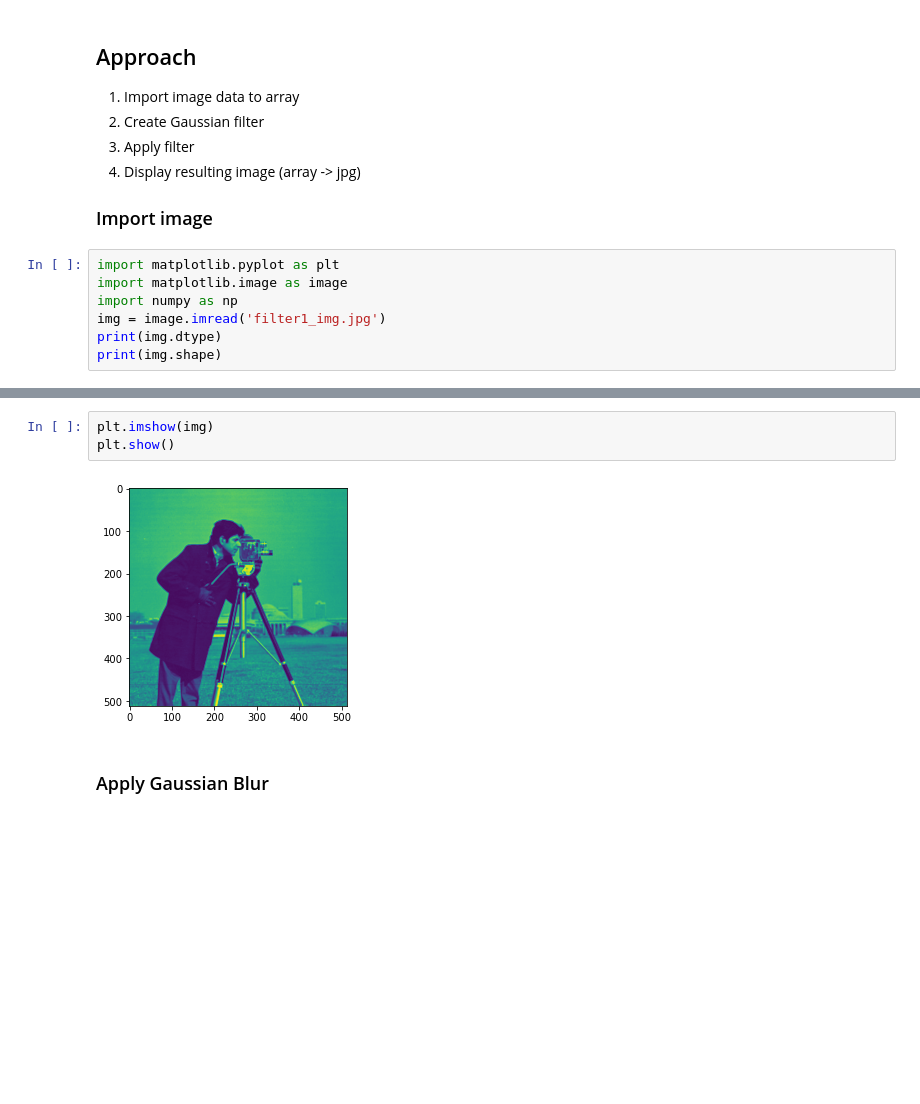
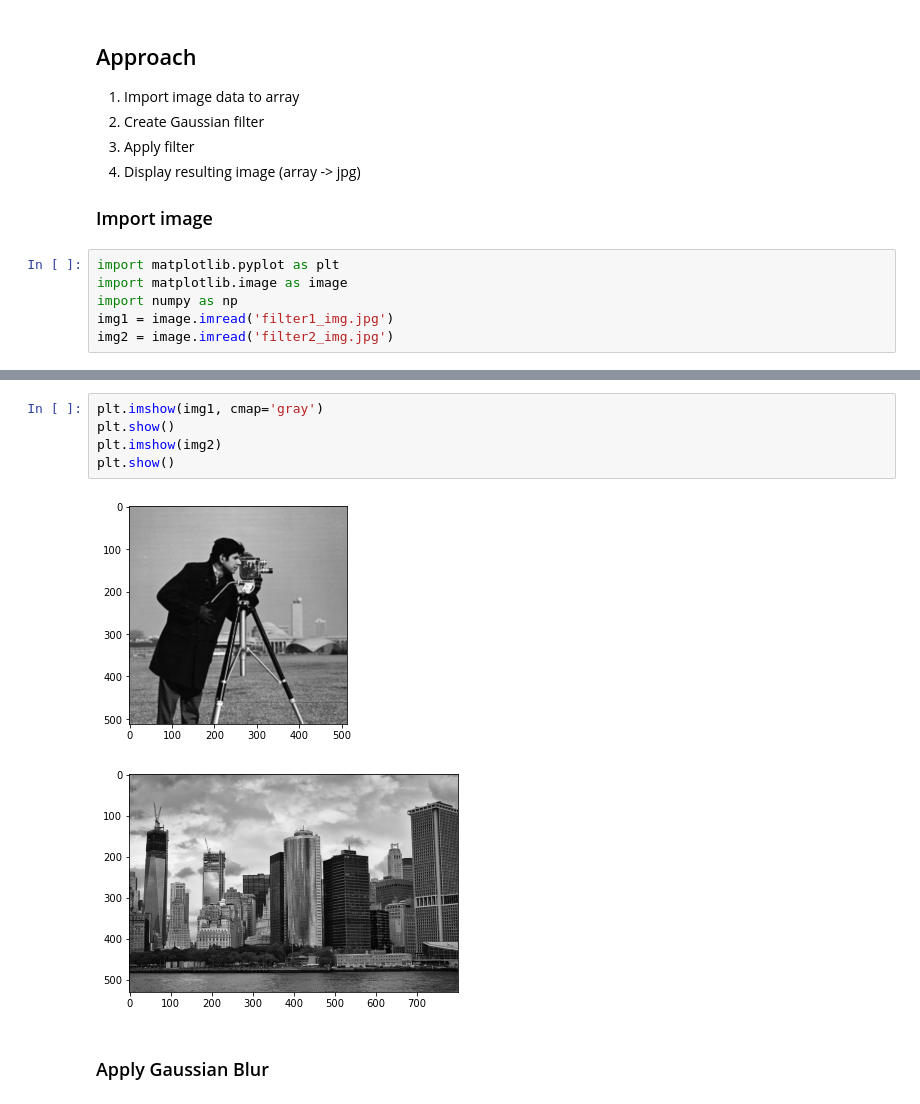
Before and after one commit to geoffcorvera/deeplearning-spring2021, a Jupyter notebook: p1/gaussian-filter.ipynb, the cells around one changed output, grey strips where cells are left out. Drawn from its saved outputs; the diff is of its cells as text; blank space fills up the shorter version.

Commit message:
import 2nd image, change output color to grayscale, create gauss kernels, implement padImage func

```diff
--- a/p1/gaussian-filter.ipynb
+++ b/p1/gaussian-filter.ipynb
@@ -10,6 +10,5 @@
 import matplotlib.pyplot as plt
 import matplotlib.image as image
 import numpy as np
-img = image.imread('filter1_img.jpg')
-print(img.dtype)
-print(img.shape)
+img1 = image.imread('filter1_img.jpg')
+img2 = image.imread('filter2_img.jpg')
@@ -19,7 +20,10 @@ uint8
 # %%
-plt.imshow(img)
+plt.imshow(img1, cmap='gray')
 plt.show()
+plt.imshow(img2)
+plt.show()
 # %% [output]
-[figure, old version]
+[figure, new version]
+[figure, added]
 # %% [markdown]
 ### Apply Gaussian Blur
```
Also changed, not shown: parts of 7 cells of this notebook.
